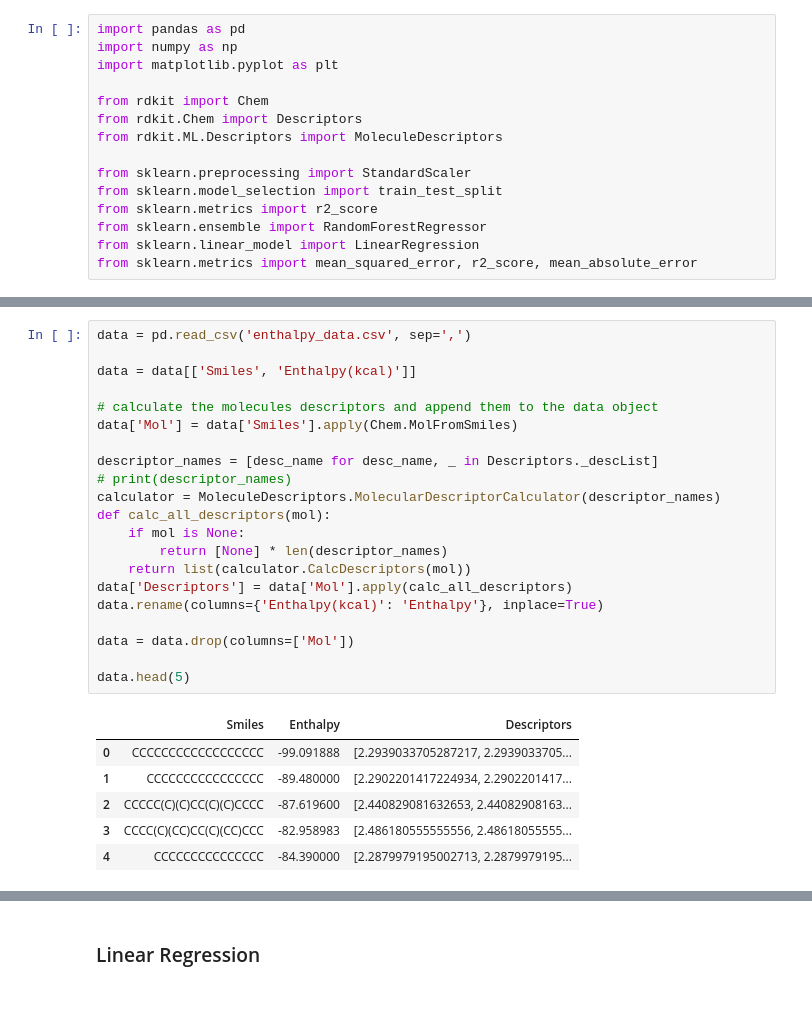
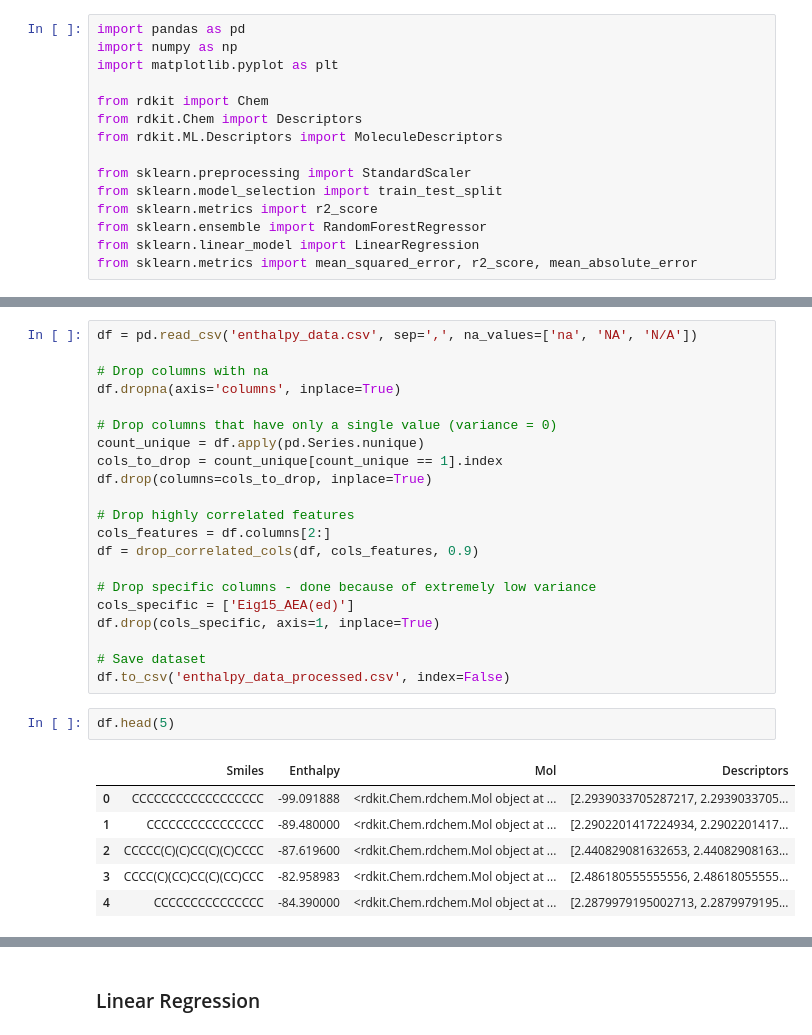
Before and after one commit to tracehhh/NTU-CM4044-ML-Mini-project-2, a Jupyter notebook: CM4044 Project 2.ipynb, the cells around one changed output, grey strips where cells are left out. Drawn from its saved outputs; the diff is of its cells as text; blank space fills up the shorter version.

```diff
--- a/CM4044 Project 2.ipynb
+++ b/CM4044 Project 2.ipynb
@@ -18,28 +35,30 @@ from sklearn.metrics import mean_squared_error, r2_score, mean_absolute_error
 # %%
-data = pd.read_csv('enthalpy_data.csv', sep=',')
+df = pd.read_csv('enthalpy_data.csv', sep=',', na_values=['na', 'NA', 'N/A'])
 
-data = data[['Smiles', 'Enthalpy(kcal)']]
+# Drop columns with na
+df.dropna(axis='columns', inplace=True)
 
-# calculate the molecules descriptors and append them to the data object
-data['Mol'] = data['Smiles'].apply(Chem.MolFromSmiles)
+# Drop columns that have only a single value (variance = 0)
+count_unique = df.apply(pd.Series.nunique)
+cols_to_drop = count_unique[count_unique == 1].index
+df.drop(columns=cols_to_drop, inplace=True)
 
-descriptor_names = [desc_name for desc_name, _ in Descriptors._descList]
-# print(descriptor_names)
-calculator = MoleculeDescriptors.MolecularDescriptorCalculator(descriptor_names)
-def calc_all_descriptors(mol):
-    if mol is None:
-        return [None] * len(descriptor_names)
-    return list(calculator.CalcDescriptors(mol))
-data['Descriptors'] = data['Mol'].apply(calc_all_descriptors)
-data.rename(columns={'Enthalpy(kcal)': 'Enthalpy'}, inplace=True)
+# Drop highly correlated features
+cols_features = df.columns[2:]
+df = drop_correlated_cols(df, cols_features, 0.9)
 
-data = data.drop(columns=['Mol'])
+# Drop specific columns - done because of extremely low variance
+cols_specific = ['Eig15_AEA(ed)']
+df.drop(cols_specific, axis=1, inplace=True)
 
-data.head(5)
+# Save dataset
+df.to_csv('enthalpy_data_processed.csv', index=False)
-# %% [output]
-|  | Smiles | Enthalpy | Descriptors |
-| 0 | CCCCCCCCCCCCCCCCCC | -99.091888 | [2.2939033705287217, 2.2939033705... |
-| 1 | CCCCCCCCCCCCCCCC | -89.480000 | [2.2902201417224934, 2.2902201417... |
-| 2 | CCCCC(C)(C)CC(C)(C)CCCC | -87.619600 | [2.440829081632653, 2.44082908163... |
-| 3 | CCCC(C)(CC)CC(C)(CC)CCC | -82.958983 | [2.486180555555556, 2.48618055555... |
-| 4 | CCCCCCCCCCCCCCC | -84.390000 | [2.2879979195002713, 2.2879979195... |
+# %%
+df.head(5)
+# %% [output]
+|  | Smiles | Enthalpy | Mol | Descriptors |
+| 0 | CCCCCCCCCCCCCCCCCC | -99.091888 | <rdkit.Chem.rdchem.Mol object at ... | [2.2939033705287217, 2.2939033705... |
+| 1 | CCCCCCCCCCCCCCCC | -89.480000 | <rdkit.Chem.rdchem.Mol object at ... | [2.2902201417224934, 2.2902201417... |
+| 2 | CCCCC(C)(C)CC(C)(C)CCCC | -87.619600 | <rdkit.Chem.rdchem.Mol object at ... | [2.440829081632653, 2.44082908163... |
+| 3 | CCCC(C)(CC)CC(C)(CC)CCC | -82.958983 | <rdkit.Chem.rdchem.Mol object at ... | [2.486180555555556, 2.48618055555... |
+| 4 | CCCCCCCCCCCCCCC | -84.390000 | <rdkit.Chem.rdchem.Mol object at ... | [2.2879979195002713, 2.2879979195... |
```
Also changed, not shown: parts of 8 cells of this notebook, 1 other file.
